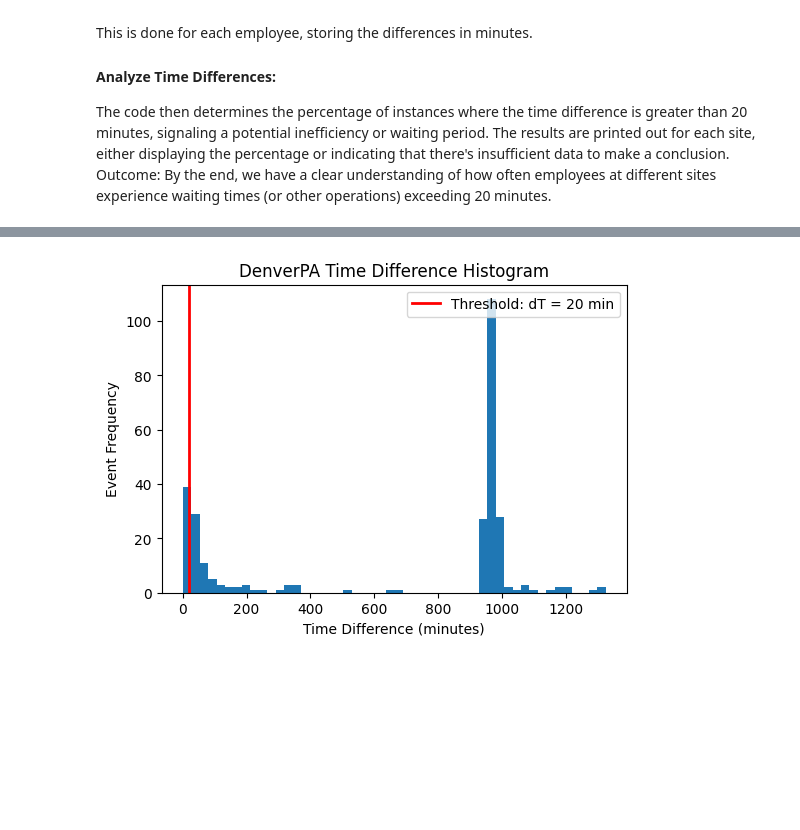
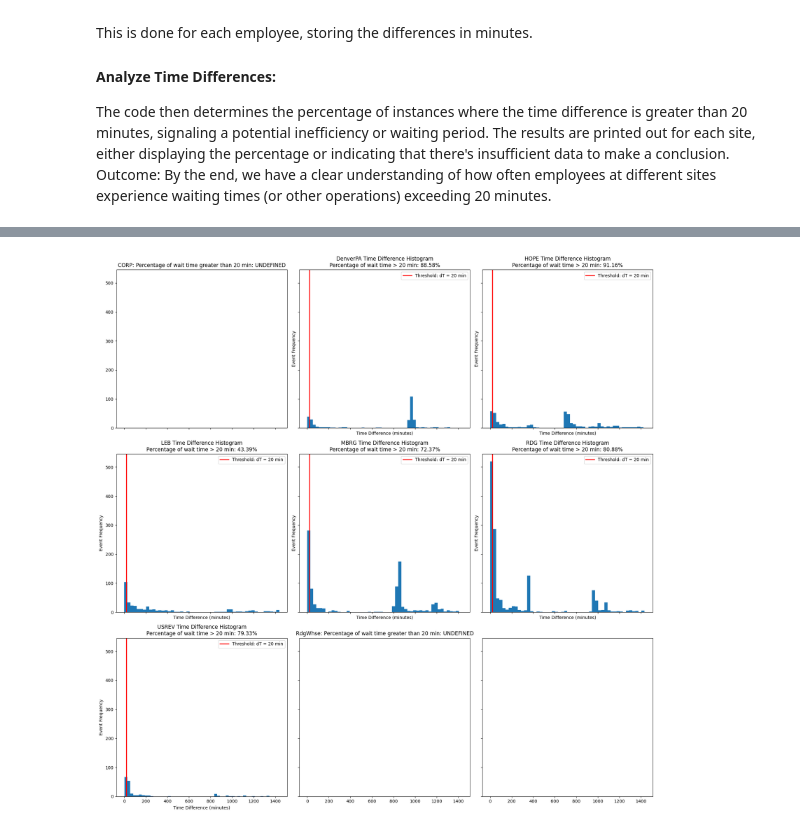
Before and after one commit to nistrate/Brentwood, a Jupyter notebook: Analysis of Transaction Wait Times across Multi-Site Databases.ipynb, the cells around one changed output, grey strips where cells are left out. Saved outputs shown, nothing was run; the diff lists cells and outputs as text; code cells hidden in the pictures; blank space fills up the shorter version.

Commit message:
Add files via upload
The output figures were grouped together in one single figure (with subfigures)

```diff
--- a/Analysis of Transaction Wait Times across Multi-Site Databases.ipynb
+++ b/Analysis of Transaction Wait Times across Multi-Site Databases.ipynb
@@ -131,104 +131,82 @@ The results are printed out for each site, either displaying the percentage or i
 Outcome:
 By the end, we have a clear understanding of how often employees at different sites experience waiting times (or other operations) exceeding 20 minutes.
 # %%
-# Iterate through each site from the `site_ref_dict` dictionary.
-for site in site_ref_dict:
+# Initialize a 3x3 grid of subplots with shared x and y axes, set the figure size
+fig, axes = plt.subplots(nrows=3, ncols=3, figsize=(18, 18), sharex=True, sharey=True)
+
+# Flatten the 2D array of axes for easy iteration
+flat_axes = axes.ravel()
+
+# Iterate through each site and its corresponding axis
+for ax, site in zip(flat_axes, site_ref_dict):
 
     # Step 1: Filtering employees from the data:
-    # Extract all unique employee numbers ('emp_num') for a particular site and transaction type ('I' - possibly means 'IN').
+    # Extract unique employee IDs for the current site and transaction type 'I'
     uniq_emp = df_jobtran[
         (df_jobtran['SiteRef'] == site) &
         (df_jobtran['trans_type'] == 'I')]['emp_num'].unique()
 
-    # Filter out machine IDs or any other entity that's not an actual employee.
-    # If the ID has a '-' in it, it's excluded, as it possibly indicates a machine or a non-human entity.
+    # Filter out employee IDs with '-' characters
     uniq_emp_filter = [emp_id for emp_id in uniq_emp if '-' not in emp_id]
 
     #########################################################################################
 
     # Step 2: Time conversion and creation of new columns:
-    # Convert the 'start_time' column (which seems to be in seconds) to a timedelta data type.
+    # Convert 'start_time' column to timedelta format
     df_jobtran['start_time'] = pd.to_timedelta(df_jobtran['start_time'], unit='s')
-    # Add 'start_time' to the 'trans_date' column to create a new full datetime column named 'trans_time'.
+
+    # Calculate 'trans_time' by adding 'trans_date' and 'start_time'
     df_jobtran['trans_time'] = df_jobtran['trans_date'] + df_jobtran['start_time']
 
-    # Clean the data by filtering for relevant transactions ('I' and 'R') and ordering by transaction time.
-    # ( 'I' means 'Idirect Transaction' (Clock-Ins) and 'R' means 'Job Transactions' (Job-Ins) ).
+    # Filter and sort the data for indirect transactions
     df_jobtran_clean = df_jobtran[
         (df_jobtran['SiteRef'] == site) &
-        (df_jobtran['trans_type'].isin(['I','R']))
+        (df_jobtran['trans_type'].isin(['I', 'R']))
     ].sort_values(by='trans_time')
 
-    # Further filter the cleaned data by the list of unique employee numbers and only select relevant columns.
-    df_job_indirect  = df_jobtran_clean[df_jobtran_clean['emp_num'].isin(uniq_emp_filter)][['emp_num', 'trans_type', 'trans_time']]
+    # Extract relevant columns for indirect jobs
+    df_job_indirect = df_jobtran_clean[df_jobtran_clean['emp_num'].isin(uniq_emp_filter)][['emp_num', 'trans_type', 'trans_time']]
 
-   #############################################################################################
+    #############################################################################################
 
     # Step 3: Calculate the time differences:
-    # This list will store the time difference (in minutes) between each 'IN' and the next operation for each employee.
     time_diff_list = []
 
-    # Group the cleaned dataframe by employee numbers.
+    # Group the data by employee number
     grouped = df_job_indirect.groupby('emp_num')
 
-    # Loop over each employee's group of records.
     for emp, group in grouped:
-        clock_in_time = None  # Variable to store the timestamp of the last 'IN' transaction for the current employee.
+        clock_in_time = None
         for idx, row in group.iterrows():
             if row['trans_type'] == 'I':
-                # Update the last 'IN' timestamp.
                 clock_in_time = row['trans_time']
             elif row['trans_type'] == 'R' and clock_in_time is not None:
-                # If the transaction is of type 'R' and we've a preceding 'IN' timestamp, calculate the time difference.
+                # Calculate time difference in minutes and append to the list
                 time_diff = (row['trans_time'] - clock_in_time).seconds / 60
-                # Append the time difference (in minutes) to the list.
                 time_diff_list.append(time_diff)
-                # Reset the clock-in time for the next pair of transactions.
                 clock_in_time = None
 
     # Step 4: Calculate the percentage of time differences greater than 20 minutes:
-    # Count the number of time differences that are more than 20 minutes.
     count_gt_20 = sum(1 for diff in time_diff_list if diff > 20)
 
-    # Calculate the percentage of such instances.
     if len(time_diff_list) != 0:
         percentage_gt_20 = (count_gt_20 / len(time_diff_list)) * 100
-        print(f"{site}: Percentage of wait time greater than 20 min: {percentage_gt_20:.2f}%")
 
         #####################################################################################################
-        # PLotting Histogram for each site (using the available data)
+        # Plotting Histogram for each site (using the available data)
 
-        # Start by initializing a new figure for plotting with a specified size of 8x8 inches.
-        plt.figure(figsize=(6,4))
+        # Use the current ax object for plotting
+        ax.hist(time_diff_list, bins=50)
+        ax.axvline(x=20, color='red', linestyle='-', linewidth=2, label='Threshold: dT = 20 min')
+        ax.legend()
+        ax.set_title(f'{site} Time Difference Histogram\nPercentage of wait time > 20 min: {percentage_gt_20:.2f}%')
+        ax.set_xlabel('Time Difference (minutes)')
+        ax.set_ylabel('Event Frequency')
+    else:
+        ax.set_title(f'{site}: Percentage of wait time greater than 20 min: UNDEFINED')
 
-        # Plot a histogram of the time differences stored in 'time_diff_list'.
-        # The histogram will be divided into 50 bins.
-        plt.hist(time_diff_list, bins=50)
-
-        # Draw a vertical red line on the histogram at x=20 (indicating a 20-minute time difference).
-        # This line serves as a threshold or reference. The 'label' argument provides a description for this line.
-        plt.axvline(x=20, color='red', linestyle='-', linewidth=2, label='Threshold: dT = 20 min')
-
-        # Display the legend on the plot, which in this case will show the description of the red vertical line.
-        plt.legend()
-
-        # Set the title of the plot, indicating which site's data is being visualized.
-        plt.title(f'{site} Time Difference Histogram')
-
-        # Label the x-axis as 'Time Difference (minutes)'.
-        plt.xlabel('Time Difference (minutes)')
-
-        # Label the y-axis as 'Event Frequency' indicating the number of events (or transactions) within each bin.
-        plt.ylabel('Event Frequency')
-
-        # Display the fully annotated histogram plot to the user.
-        plt.show()
-
-
-        #####################################################################################################
-
-        print("\n=======================================================================\n")
-    else:
-        print(f"{site}: Percentage of wait time greater than 20 min: UNDEFINED")
-        print("\n=======================================================================\n")
+#####################################################################################################
+# Adjust the layout to avoid overlapping
+plt.tight_layout()
+plt.show()
 # %% [output]
@@ -240 +213 @@ DenverPA: Percentage of wait time greater than 20 min: 88.58%
-[figure, old version]
+[figure, new version]
```
Also changed, not shown: parts of 1 cell of this notebook.
